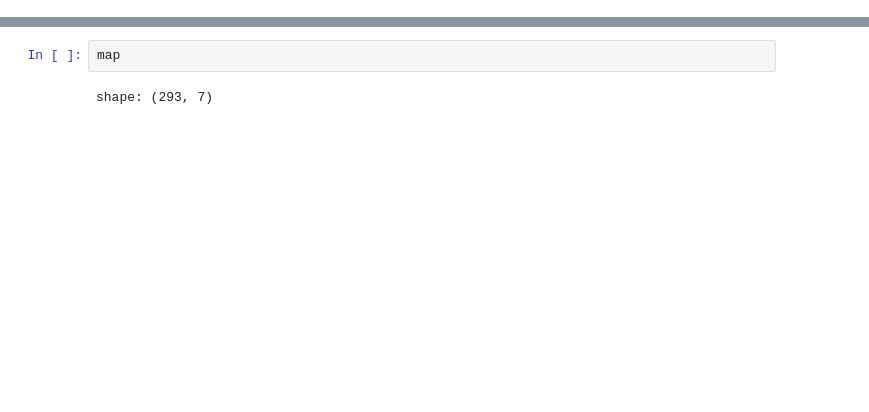
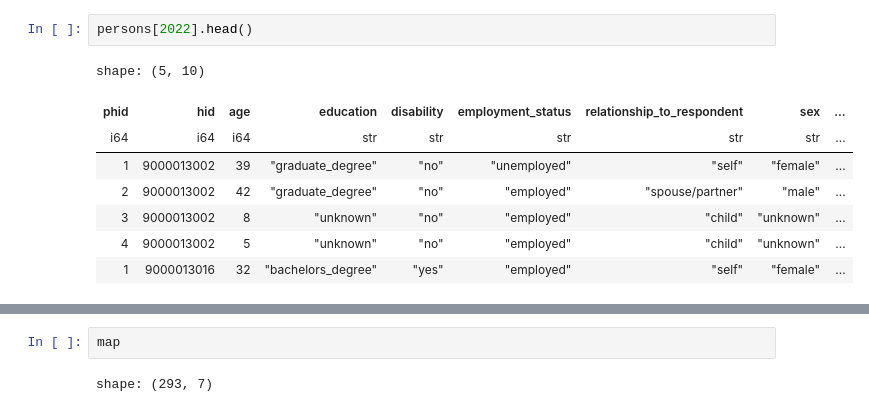
Before and after one commit to fredshone/foundata, a Jupyter notebook: nhts.ipynb, the cells around one changed output, grey strips where cells are left out. Cells and saved outputs as stored; diff of their text form; blank space fills up the shorter version.

Commit message:
nhts hhs and persons

```diff
--- a/nhts.ipynb
+++ b/nhts.ipynb
@@ -9,3 +177,14 @@ from nhts.trips import preprocess
+# %%
+persons[2022].head()
+# %% [output]
+shape: (5, 10)
+| phid | hid | age | education | disability | employment_status | relationship_to_respondent | sex | ... |
+| i64 | i64 | i64 | str | str | str | str | str | ... |
+| 1 | 9000013002 | 39 | "graduate_degree" | "no" | "unemployed" | "self" | "female" | ... |
+| 2 | 9000013002 | 42 | "graduate_degree" | "no" | "employed" | "spouse/partner" | "male" | ... |
+| 3 | 9000013002 | 8 | "unknown" | "no" | "employed" | "child" | "unknown" | ... |
+| 4 | 9000013002 | 5 | "unknown" | "no" | "employed" | "child" | "unknown" | ... |
+| 1 | 9000013016 | 32 | "bachelors_degree" | "yes" | "employed" | "self" | "female" | ... |
 # %%
 pops = {}
 
```
Also changed, not shown: parts of 6 cells of this notebook, 5 other files.
